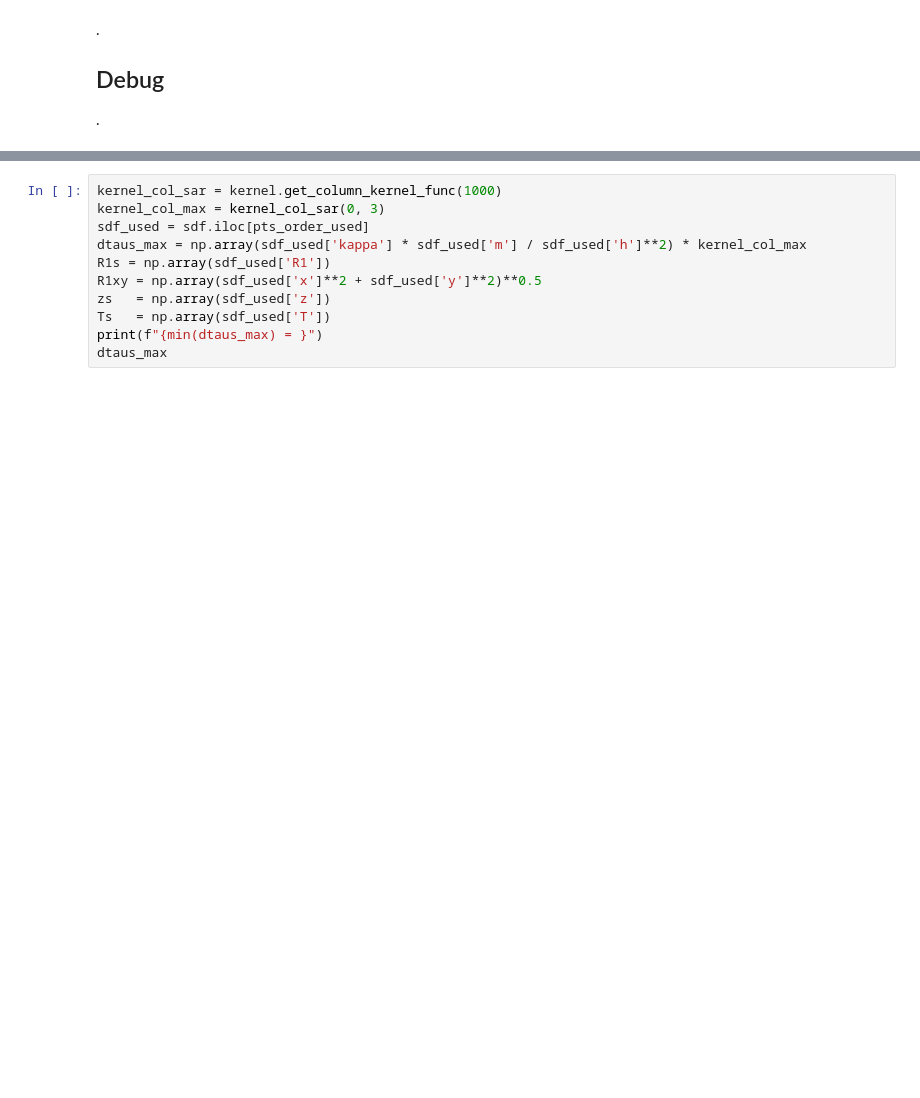
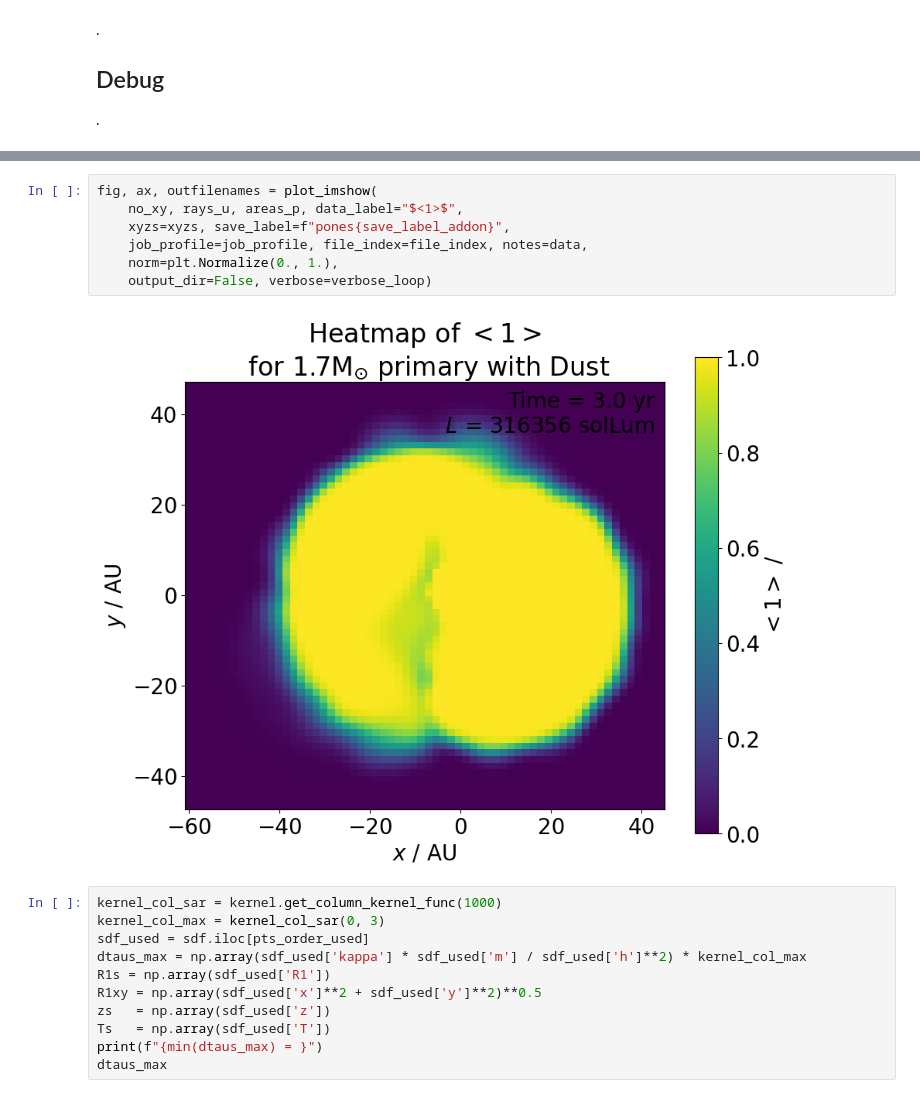
Before and after one commit to chunliangmu/RTinCEE-scripts-2024, a Jupyter notebook: script_LCGen.ipynb, the cells around one changed output, grey strips where cells are left out. Saved outputs shown, nothing was run; the diff lists cells and outputs as text; blank space fills up the shorter version.

```diff
--- a/script_LCGen.ipynb
+++ b/script_LCGen.ipynb
@@ -2192,3 +2237,12 @@ plt.legend()
+# %%
+fig, ax, outfilenames = plot_imshow(
+    no_xy, rays_u, areas_p, data_label="$<1>$",
+    xyzs=xyzs, save_label=f"pones{save_label_addon}",
+    job_profile=job_profile, file_index=file_index, notes=data,
+    norm=plt.Normalize(0., 1.),
+    output_dir=False, verbose=verbose_loop)
+# %% [output]
+[figure, added]
 # %%
 kernel_col_sar = kernel.get_column_kernel_func(1000)
 kernel_col_max = kernel_col_sar(0, 3)
```
Also changed, not shown: parts of 8 cells of this notebook.
